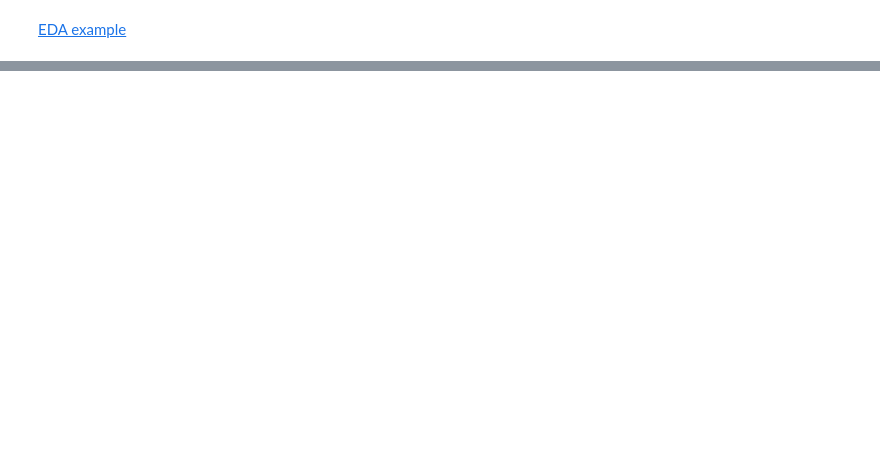
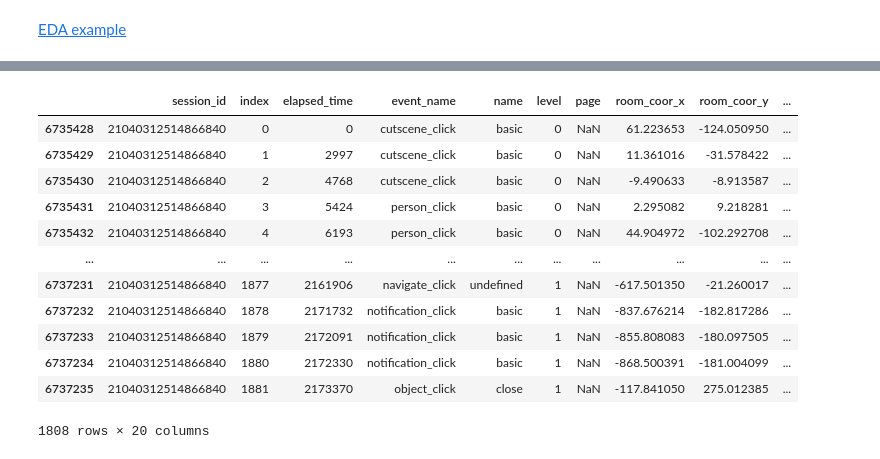
Before and after one commit to AndBoyS/kaggle-gbl, a Jupyter notebook: notebooks/EDA.ipynb, the cells around one changed output, grey strips where cells are left out. Saved outputs shown, nothing was run; the diff lists cells and outputs as text; code cells hidden in the pictures; blank space fills up the shorter version.

```diff
--- a/notebooks/EDA.ipynb
+++ b/notebooks/EDA.ipynb
@@ -88,0 +122,18 @@ memory usage: 3.2+ MB
+# %%
+sampled_session = train_df['session_id'].sample(1).values[0]
+sampled_session_df = train_df[train_df['session_id'] == sampled_session]
+sampled_session_df
+# %% [output]
+|  | session_id | index | elapsed_time | event_name | name | level | page | room_coor_x | room_coor_y | ... |
+| 6735428 | 21040312514866840 | 0 | 0 | cutscene_click | basic | 0 | NaN | 61.223653 | -124.050950 | ... |
+| 6735429 | 21040312514866840 | 1 | 2997 | cutscene_click | basic | 0 | NaN | 11.361016 | -31.578422 | ... |
+| 6735430 | 21040312514866840 | 2 | 4768 | cutscene_click | basic | 0 | NaN | -9.490633 | -8.913587 | ... |
+| 6735431 | 21040312514866840 | 3 | 5424 | person_click | basic | 0 | NaN | 2.295082 | 9.218281 | ... |
+| 6735432 | 21040312514866840 | 4 | 6193 | person_click | basic | 0 | NaN | 44.904972 | -102.292708 | ... |
+| ... | ... | ... | ... | ... | ... | ... | ... | ... | ... | ... |
+| 6737231 | 21040312514866840 | 1877 | 2161906 | navigate_click | undefined | 1 | NaN | -617.501350 | -21.260017 | ... |
+| 6737232 | 21040312514866840 | 1878 | 2171732 | notification_click | basic | 1 | NaN | -837.676214 | -182.817286 | ... |
+| 6737233 | 21040312514866840 | 1879 | 2172091 | notification_click | basic | 1 | NaN | -855.808083 | -180.097505 | ... |
+| 6737234 | 21040312514866840 | 1880 | 2172330 | notification_click | basic | 1 | NaN | -868.500391 | -181.004099 | ... |
+| 6737235 | 21040312514866840 | 1881 | 2173370 | object_click | close | 1 | NaN | -117.841050 | 275.012385 | ... |
+1808 rows × 20 columns
```
Also changed, not shown: parts of 6 cells of this notebook.
